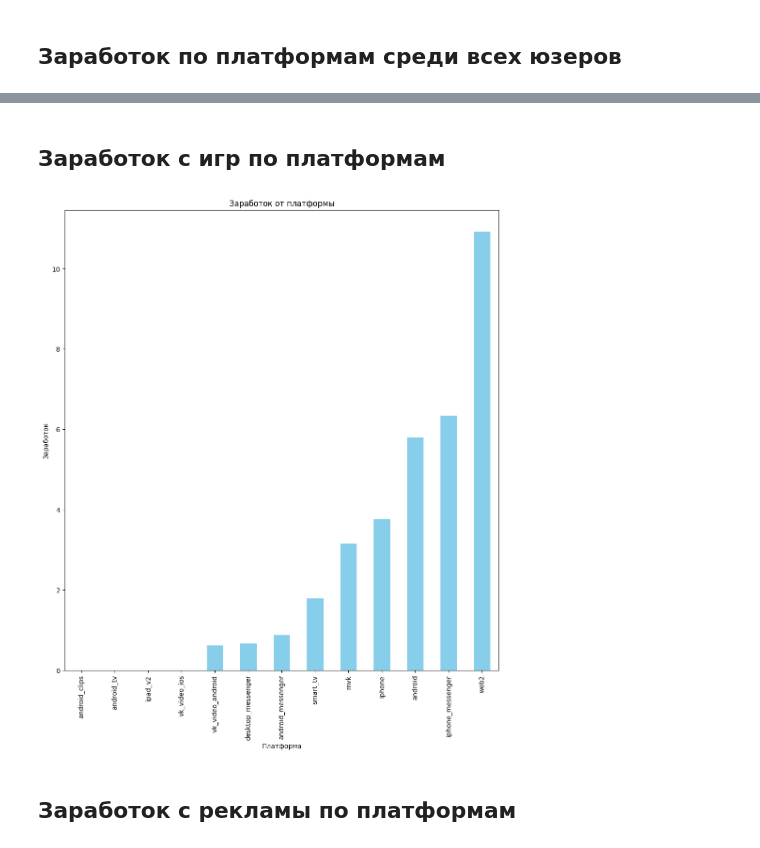
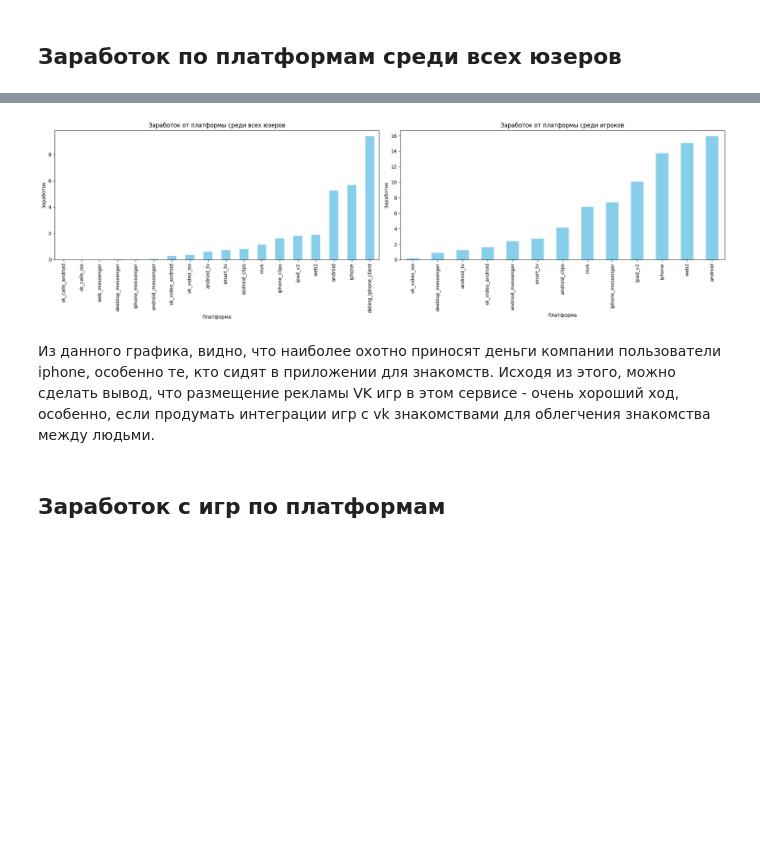
Before and after one commit to RoKivals/VKGamesCASE, a Jupyter notebook: platforms.ipynb, the cells around one changed output, grey strips where cells are left out. Drawn from its saved outputs; the diff is of its cells as text; code cells hidden in the pictures; blank space fills up the shorter version.

```diff
--- a/platforms.ipynb
+++ b/platforms.ipynb
@@ -76,17 +52,25 @@ plt.show()
+# %%
+all_payments = df.groupby('heavy_vk_platform').total_revenue_vk.mean().sort_values()
+players_payments = players_df.groupby('heavy_vk_platform').total_revenue_vk.mean().sort_values()
+
+fig, (ax1, ax2) = plt.subplots(1, 2, figsize=(20, 6))
+
+all_payments.plot(kind='bar', color='skyblue', ax=ax1)
+players_payments.plot(kind='bar', color='skyblue', ax=ax2)
+
+ax1.set_title('Заработок от платформы среди всех юзеров')
+ax1.set_xlabel('Платформа')
+ax1.set_ylabel('Заработок')
+
+ax2.set_title('Заработок от платформы среди игроков')
+ax2.set_xlabel('Платформа')
+ax2.set_ylabel('Заработок')
+
+plt.tight_layout()
+plt.show()
+# %% [output]
+[figure, added]
+# %% [markdown]
+Из данного графика, видно, что наиболее охотно приносят деньги компании пользователи iphone, особенно те, кто сидят в приложении для знакомств. Исходя из этого, можно сделать вывод, что размещение рекламы VK игр в этом сервисе - очень хороший ход, особенно, если продумать интеграции игр с vk знакомствами для облегчения знакомства между людьми.
 # %% [markdown]
 ## Заработок с игр по платформам
-# %%
-payments = players_df.groupby('heavy_vk_platform').games_revenue_in_app.mean().sort_values()
-
-plt.figure(figsize=(10, 12))
-payments.plot(kind='bar', color='skyblue')
-plt.title('Заработок от платформы')
-plt.xlabel('Платформа')
-plt.ylabel('Заработок')
-plt.tight_layout()
-
-plt.show()
-# %% [output]
-[figure, removed]
-# %% [markdown]
-## Заработок с рекламы по платформам
```
Also changed, not shown: parts of 13 cells of this notebook, 1 other file.
